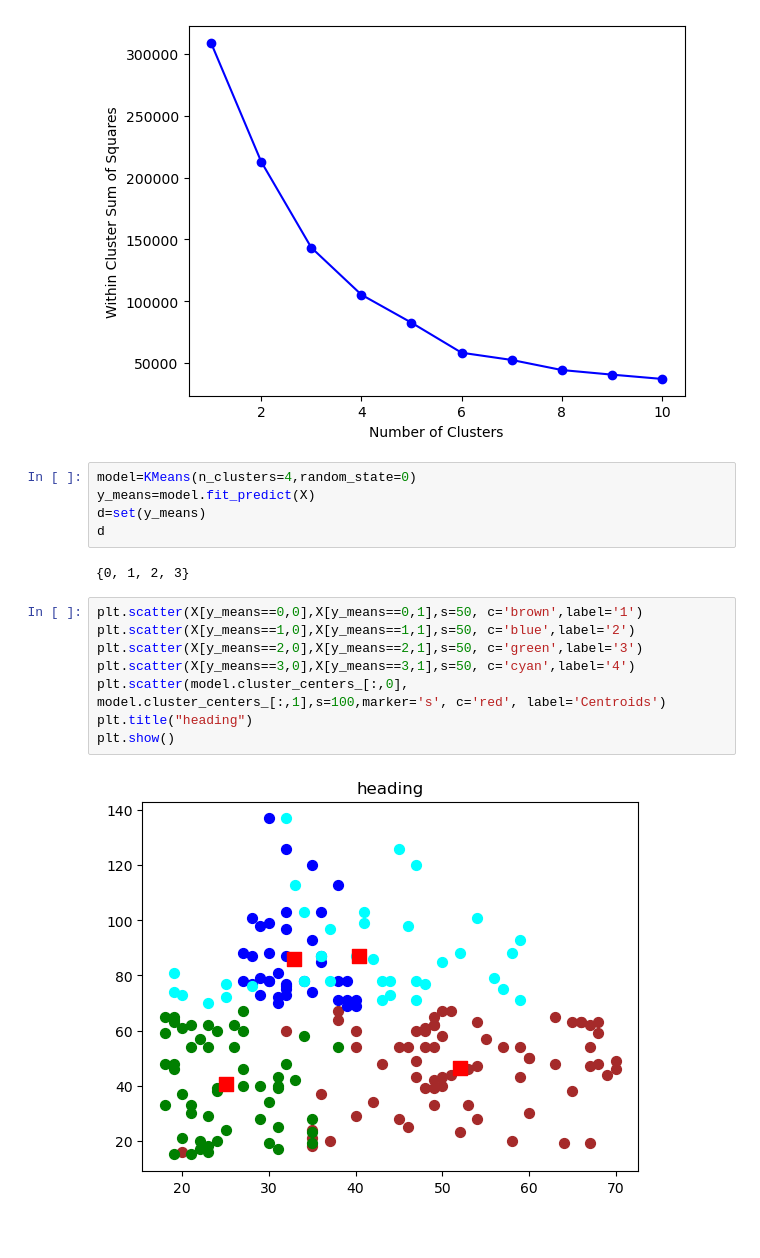
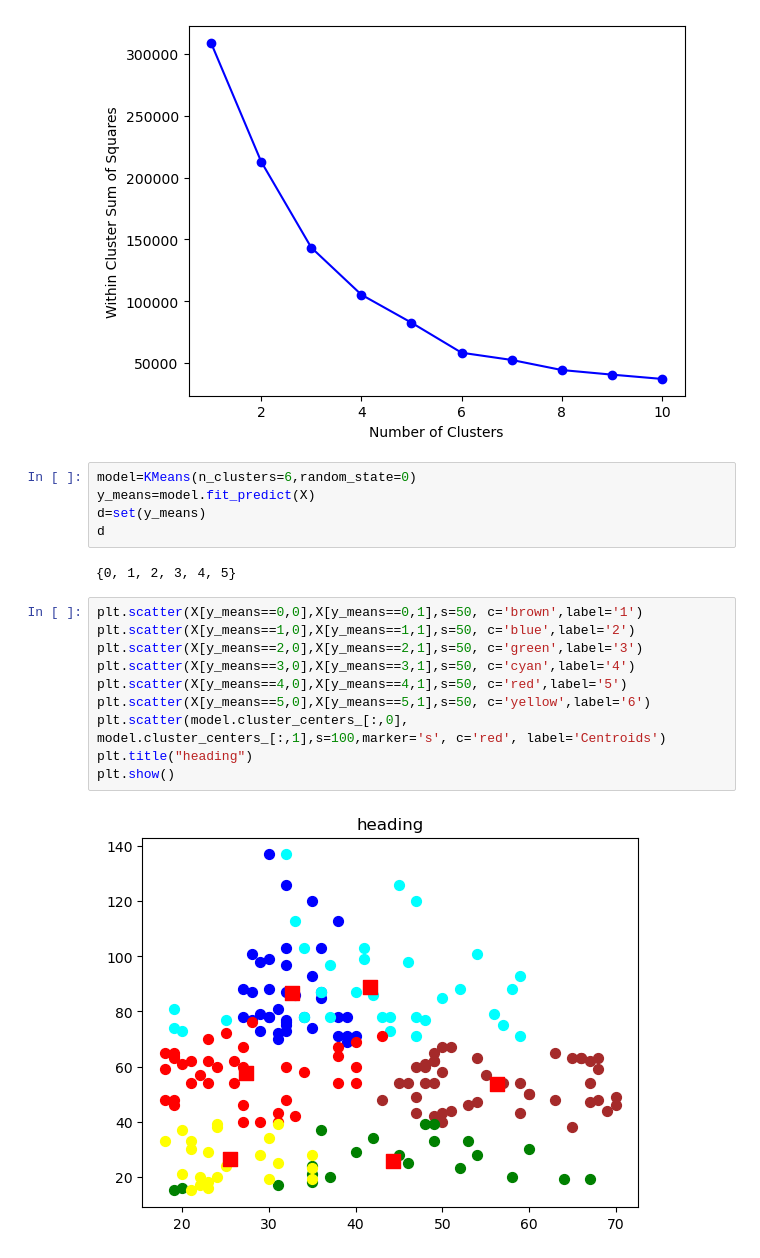
Before and after one commit to Siva1204Tharsh/Customer-spent-analysis-using-K-Means-Clustering, a Jupyter notebook: K-Means2.ipynb, the cells around one changed output. Saved outputs shown, nothing was run; the diff lists cells and outputs as text.

```diff
--- a/K-Means2.ipynb
+++ b/K-Means2.ipynb
@@ -83,19 +83,21 @@ Returning the number of logical cores instead. You can silence this warning by s
     raise ValueError(f"found {cpu_count_physical} physical cores < 1")
 [figure]
 # %%
-model=KMeans(n_clusters=4,random_state=0)
+model=KMeans(n_clusters=6,random_state=0)
 y_means=model.fit_predict(X)
 d=set(y_means)
 d
 # %% [output]
-{0, 1, 2, 3}
+{0, 1, 2, 3, 4, 5}
 # %%
 plt.scatter(X[y_means==0,0],X[y_means==0,1],s=50, c='brown',label='1')
 plt.scatter(X[y_means==1,0],X[y_means==1,1],s=50, c='blue',label='2')
 plt.scatter(X[y_means==2,0],X[y_means==2,1],s=50, c='green',label='3')
 plt.scatter(X[y_means==3,0],X[y_means==3,1],s=50, c='cyan',label='4')
+plt.scatter(X[y_means==4,0],X[y_means==4,1],s=50, c='red',label='5')
+plt.scatter(X[y_means==5,0],X[y_means==5,1],s=50, c='yellow',label='6')
 plt.scatter(model.cluster_centers_[:,0], model.cluster_centers_[:,1],s=100,marker='s', c='red', label='Centroids')
 plt.title("heading")
 plt.show()
 # %% [output]
-[figure, old version]
+[figure, new version]
```
Also changed, not shown: parts of 2 cells of this notebook.
